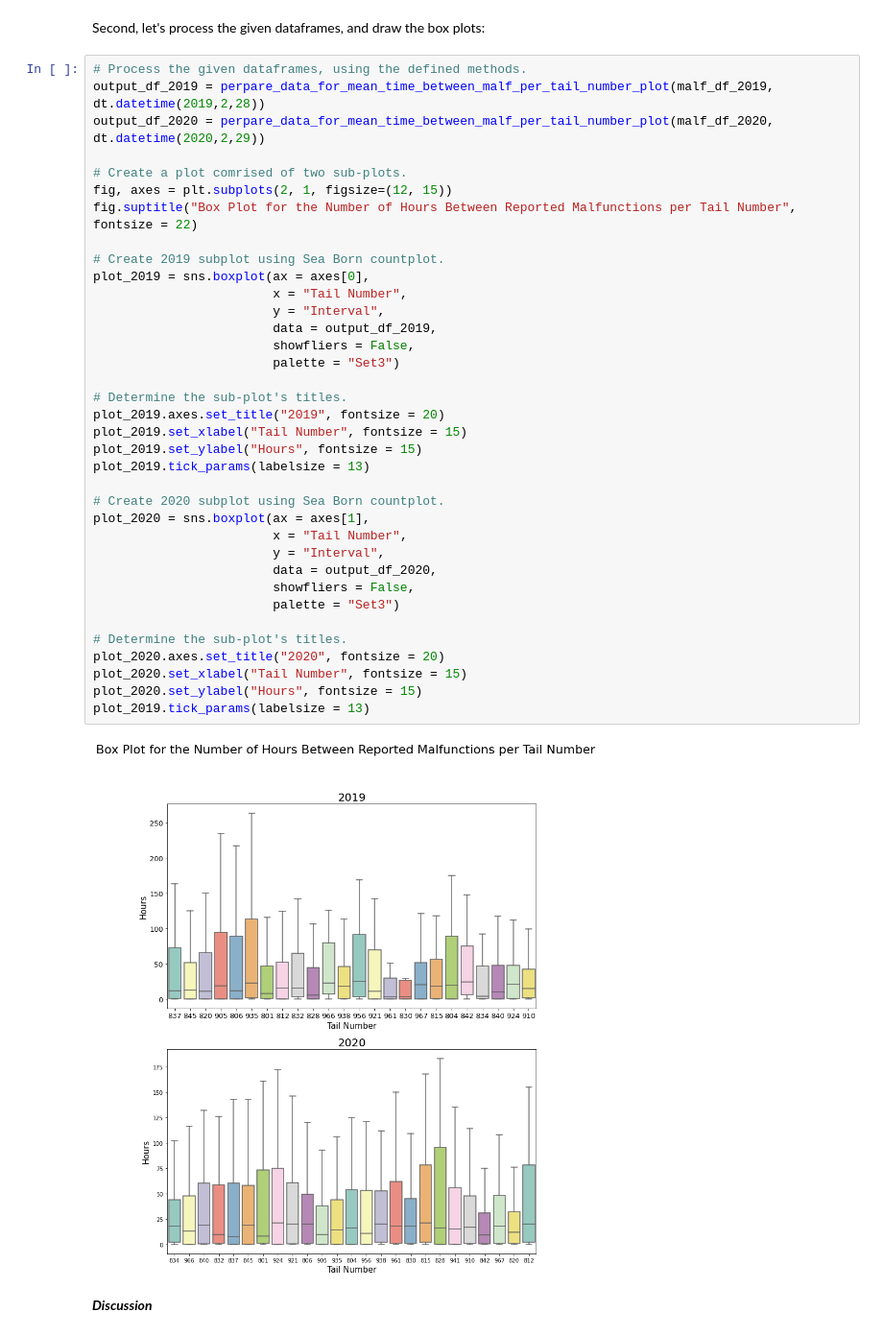
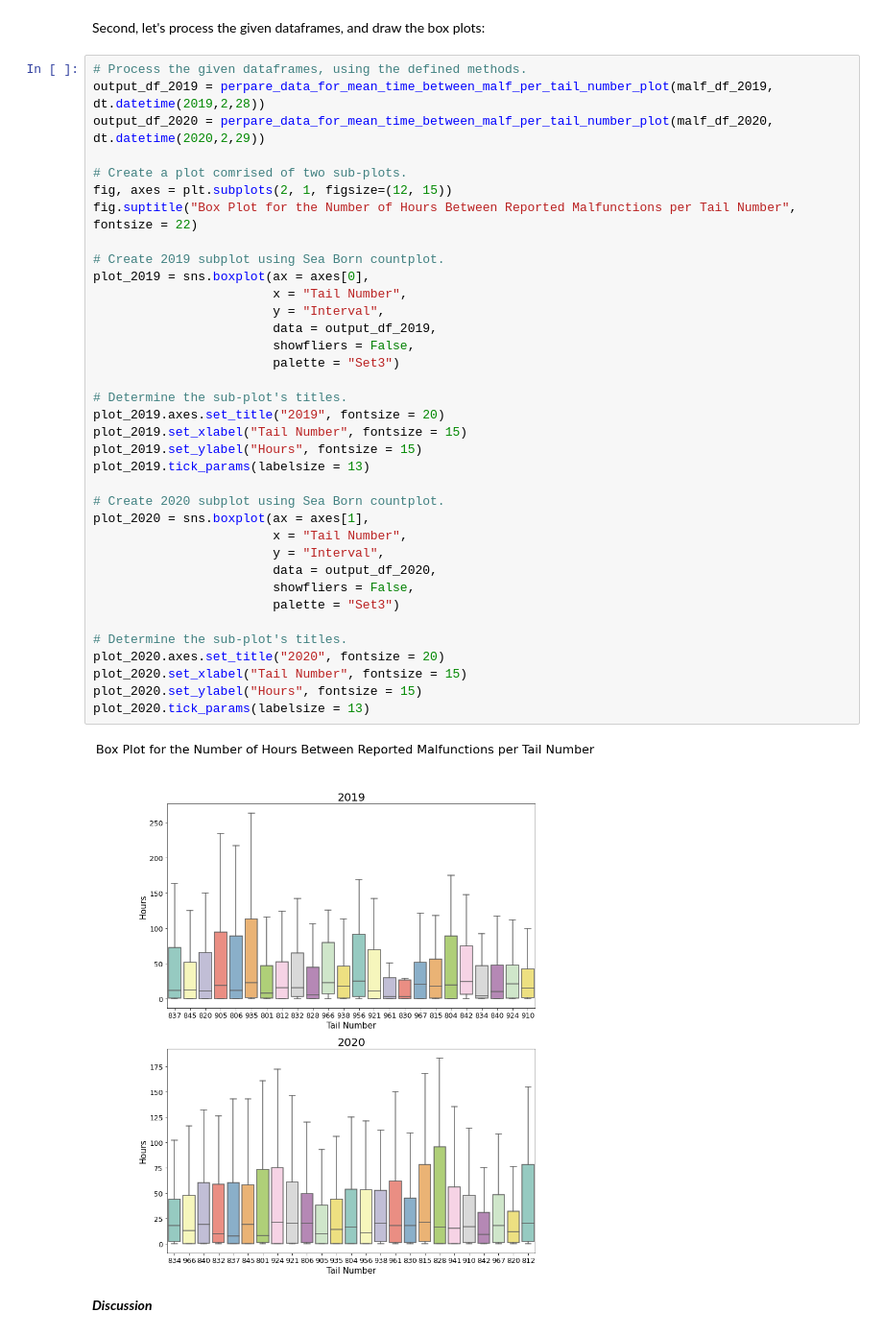
Before and after one commit to elront/Data_Sceince_Project, a Jupyter notebook: Data_science_workshop_project.ipynb, the cells around one changed output. Shown at 96% size. Saved outputs shown, nothing was run; the diff lists cells and outputs as text.

Commit message:
Another box plot.

```diff
--- a/Data_science_workshop_project.ipynb
+++ b/Data_science_workshop_project.ipynb
@@ -1744,35 +1744,35 @@ output_df_2020 = perpare_data_for_mean_time_between_malf_per_tail_number_plot(ma
 fig, axes = plt.subplots(2, 1, figsize=(12, 15))
 fig.suptitle("Box Plot for the Number of Hours Between Reported Malfunctions per Tail Number", fontsize = 22)
 
 # Create 2019 subplot using Sea Born countplot.
 plot_2019 = sns.boxplot(ax = axes[0],
                         x = "Tail Number",
                         y = "Interval",
                         data = output_df_2019,
                         showfliers = False,
                         palette = "Set3")
 
 # Determine the sub-plot's titles.
 plot_2019.axes.set_title("2019", fontsize = 20)
 plot_2019.set_xlabel("Tail Number", fontsize = 15)
 plot_2019.set_ylabel("Hours", fontsize = 15)
 plot_2019.tick_params(labelsize = 13)
 
 # Create 2020 subplot using Sea Born countplot.
 plot_2020 = sns.boxplot(ax = axes[1],
                         x = "Tail Number",
                         y = "Interval",
                         data = output_df_2020,
                         showfliers = False,
                         palette = "Set3")
 
 # Determine the sub-plot's titles.
 plot_2020.axes.set_title("2020", fontsize = 20)
 plot_2020.set_xlabel("Tail Number", fontsize = 15)
 plot_2020.set_ylabel("Hours", fontsize = 15)
-plot_2019.tick_params(labelsize = 13)
+plot_2020.tick_params(labelsize = 13)
 # %% [output]
-[figure, old version]
+[figure, new version]
 # %% [markdown]
 ***Discussion***
 # %% [markdown]
```
Also changed, not shown: parts of 41 cells of this notebook.
